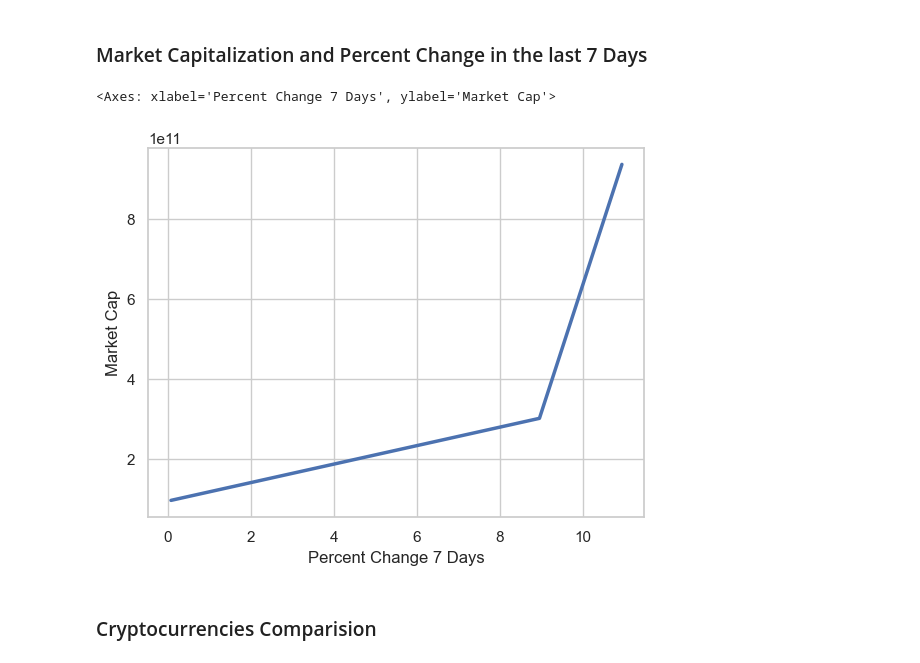
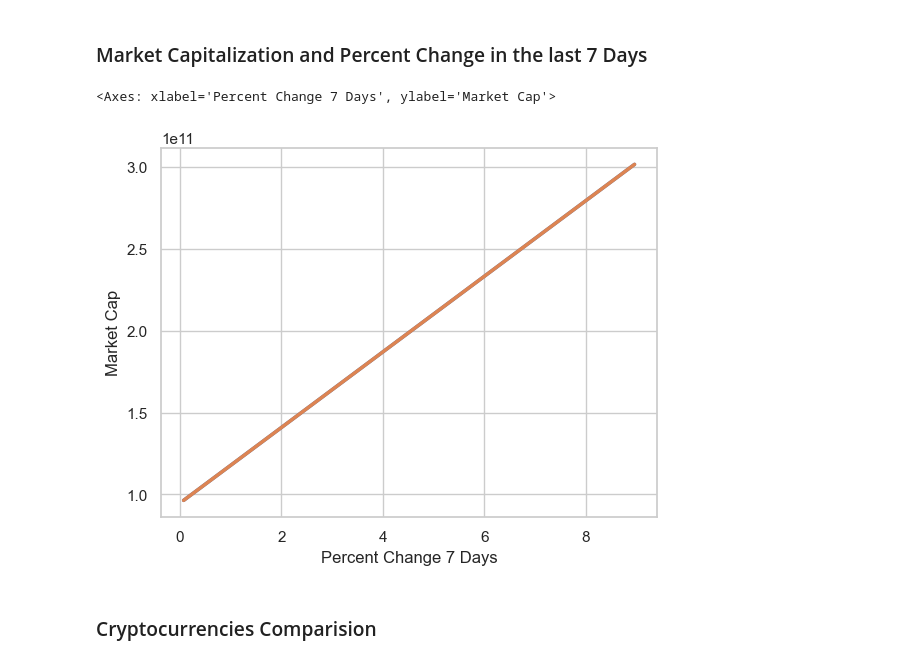
Before and after one commit to xavierpna/CMC_Analizer, a Jupyter notebook: CMC_Analizer/research.ipynb, the cells around one changed output. Saved outputs shown, nothing was run; the diff lists cells and outputs as text; code cells hidden in the pictures.

```diff
--- a/CMC_Analizer/research.ipynb
+++ b/CMC_Analizer/research.ipynb
@@ -115,14 +127,25 @@ Percent Change 24h: -0.01346039
  --------------------------------------
 # %% [markdown]
 ### Market Capitalization and Percent Change in the last 7 Days
-# %%
-sns.set_theme(style="whitegrid")
-
-crypto_df = dataVisualizer(data, response, "name", "symbol", "price", "market_cap", "percent_change_7d")
-sns.lineplot(data=crypto_df, x="Percent Change 7 Days", y="Market Cap", palette="tab10", linewidth=2.5)
-# %% [output]
-<Axes: xlabel='Percent Change 7 Days', ylabel='Market Cap'>
-[figure, removed]
+# %%
+sns.set_theme(style="whitegrid")
+
+crypto_df = dataVisualizer(data, response, "name", "symbol", "market_cap", "percent_change_7d")
+
+# Convertir las columnas "Percent Change 7 Days" y "Market Cap" a tipos numéricos
+crypto_df["Percent Change 7 Days"] = pd.to_numeric(crypto_df["Percent Change 7 Days"], errors="coerce")
+crypto_df["Market Cap"] = pd.to_numeric(crypto_df["Market Cap"], errors="coerce")
+
+# Eliminar filas con valores NaN (si existen)
+crypto_df = crypto_df.dropna(subset=["Percent Change 7 Days", "Market Cap"])
+
+# Trazar el gráfico
+sns.lineplot(data=crypto_df, x="Percent Change 7 Days", y="Market Cap", palette="tab10", linewidth=2.5)
+
+sns.lineplot(data=crypto_df, x="Percent Change 7 Days", y="Market Cap", palette="tab10", linewidth=2.5)
+# %% [output]
+<Axes: xlabel='Percent Change 7 Days', ylabel='Market Cap'>
+[figure, added]
 # %% [markdown]
 ### Cryptocurrencies Comparision
 # %%
```
Also changed, not shown: parts of 4 cells of this notebook.
